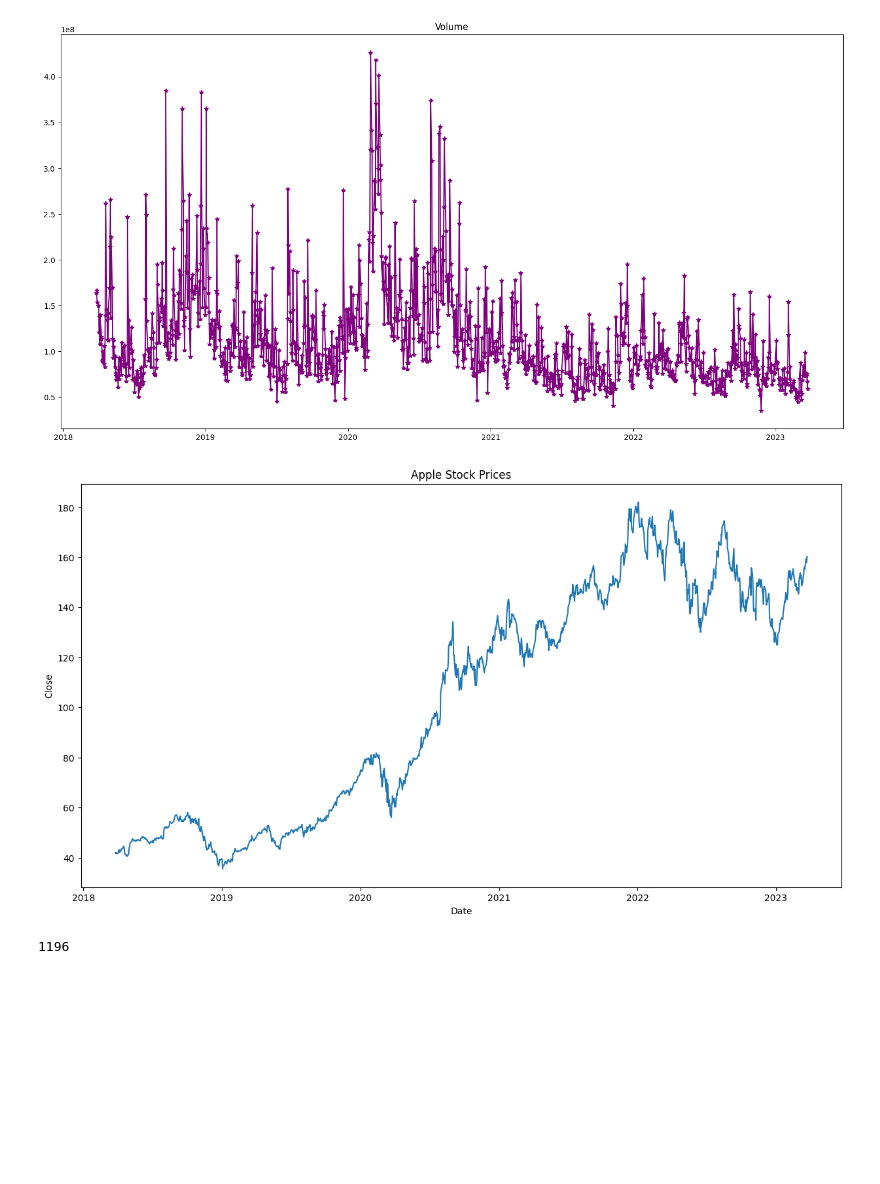
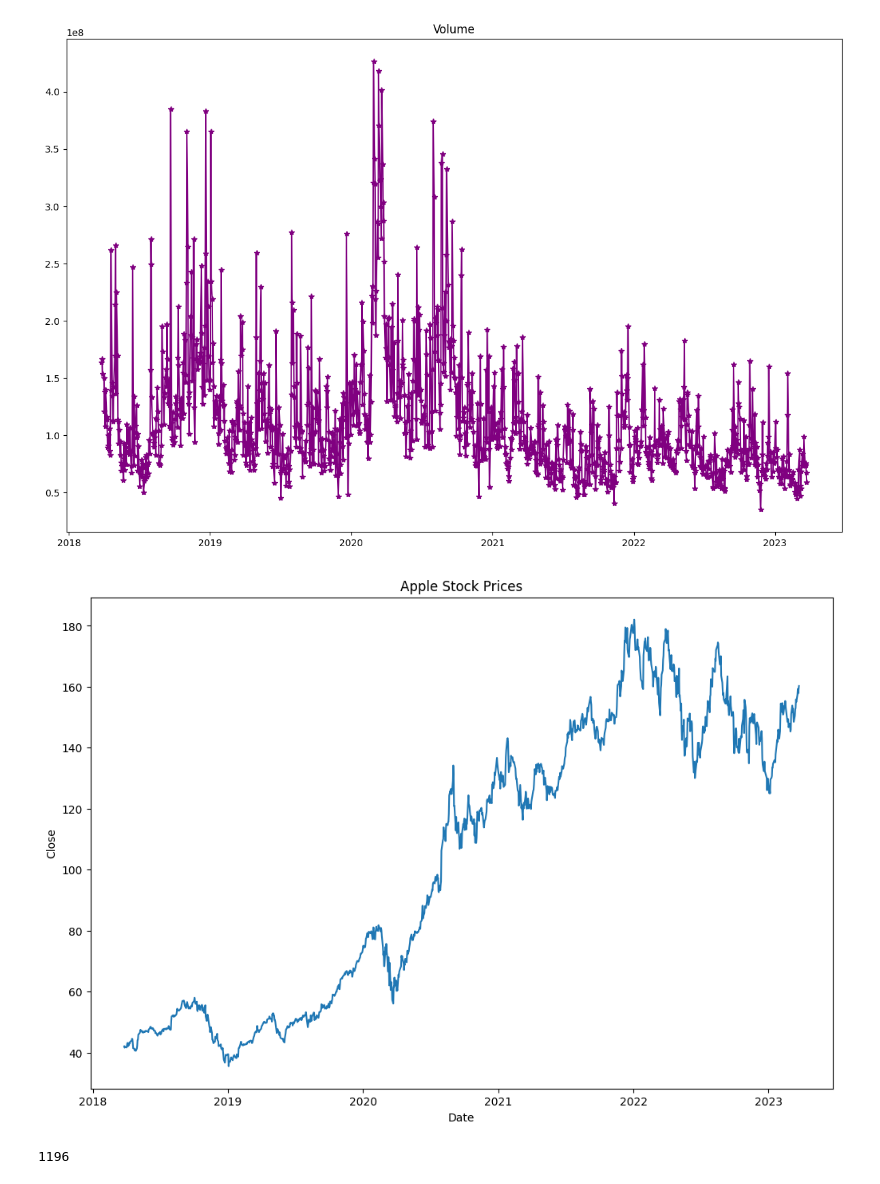
Before and after one commit to byMagg/IA, a Jupyter notebook: stocks-prediction/prediction.ipynb, the cells around one changed output. Drawn from its saved outputs; the diff is of its cells as text; code cells hidden in the pictures; blank space fills up the shorter version.

```diff
--- a/stocks-prediction/prediction.ipynb
+++ b/stocks-prediction/prediction.ipynb
@@ -51,21 +48,20 @@ plt.tight_layout()
 # %%
-
-plt.figure(figsize=(15, 8))
+plt.figure(figsize=(12, 8))
 plt.plot(data['Date'], data['Volume'], c='purple', marker='*')
 plt.title("Volume")
 plt.tight_layout()
 # %% [output]
-[figure, old version]
+[figure, new version]
 # %%
 prediction_range = data.loc[(data['Date'] > datetime(2018,3,27)) & (data['Date'] < datetime(2023,3,27))]
-plt.figure(figsize=(15, 8))
+plt.figure(figsize=(12, 8))
 plt.plot(data['Date'], data['Close'])
 plt.xlabel("Date")
 plt.ylabel("Close")
 plt.title("Apple Stock Prices")
 plt.show()
 # %% [output]
-[figure, old version]
+[figure, new version]
 # %%
 close_data = data.filter(['Close'])
 dataset = close_data.values
```
Also changed, not shown: parts of 12 cells of this notebook.
